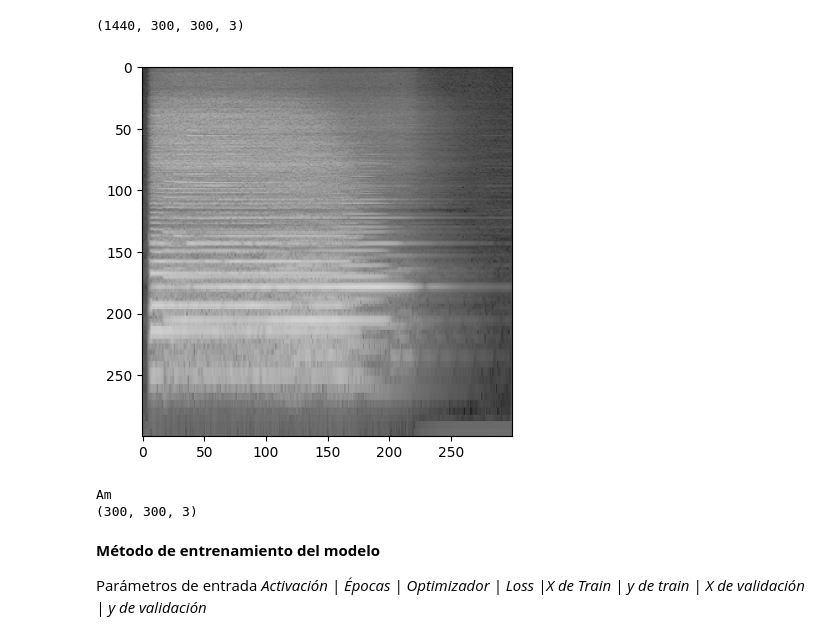
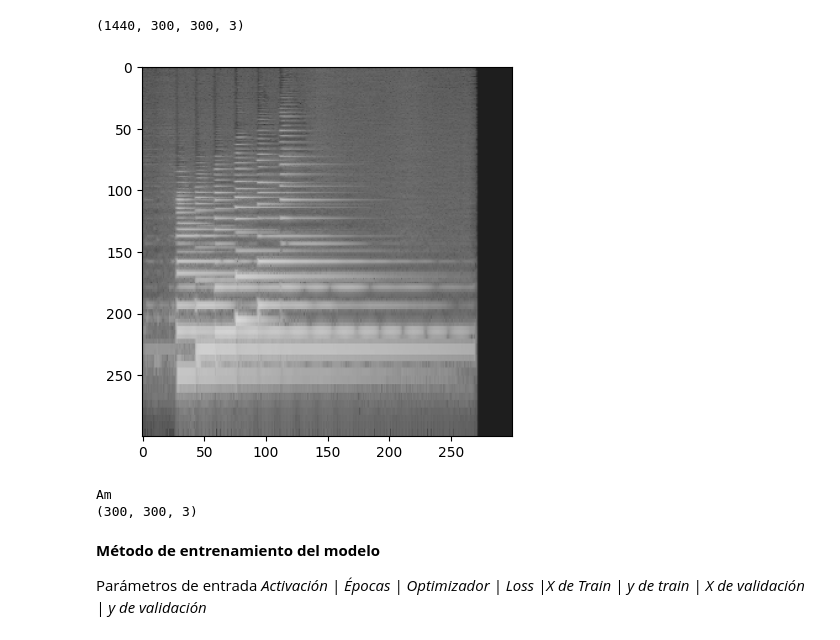
Before and after one commit to roquearmas/IABD_DATA, a Jupyter notebook: Entrenamiento_reconocimiento_acordes.ipynb, the cells around one changed output. Cells and saved outputs as stored; diff of their text form; code cells hidden in the pictures.

```diff
--- a/Entrenamiento_reconocimiento_acordes.ipynb
+++ b/Entrenamiento_reconocimiento_acordes.ipynb
@@ -323,12 +305,12 @@ X.shape
 # %% [output]
 (1440, 300, 300, 3)
 # %%
-elemento =2
+elemento =20
 visualizar_ejemplo(X[elemento]) # Visualiza la imagen
 print(acordes[np.argmax(y[elemento])]) #Muestra la clase de figura del elemento
 print(X[elemento].shape[0:3]) # Dimensiones de la imagen tras resize con los 3 canales RGB
 # %% [output]
-[figure, old version]
+[figure, new version]
 Am
 (300, 300, 3)
 # %% [markdown]
```
Also changed, not shown: parts of 17 cells of this notebook.
